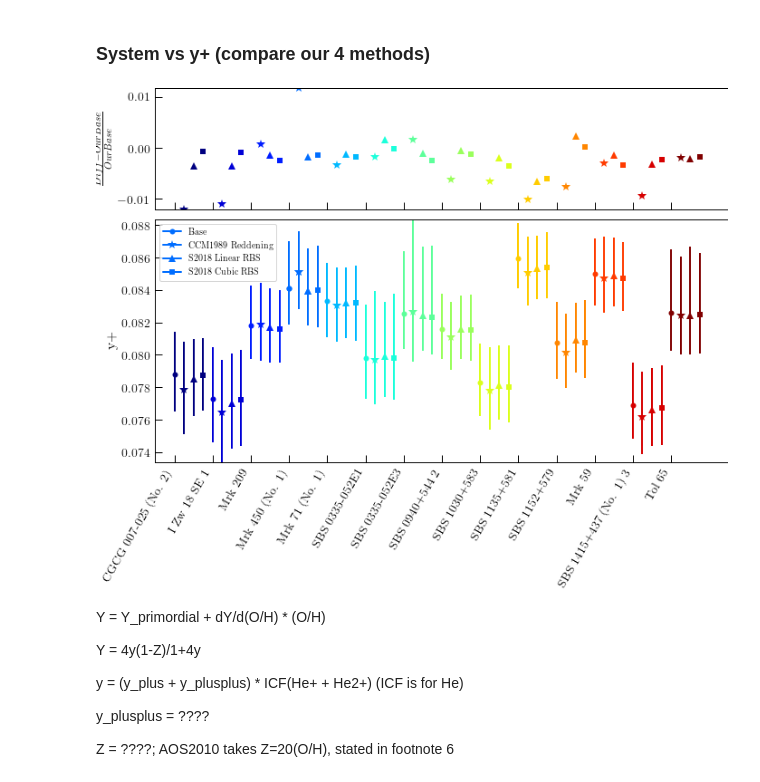
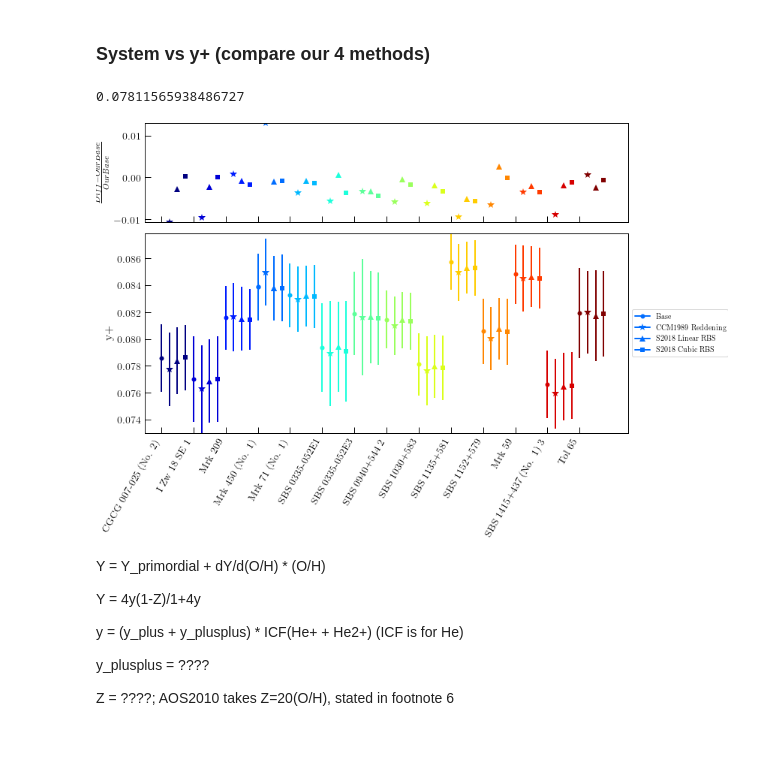
Before and after one commit to tiffanyhsyu/Yp, a Jupyter notebook: compare_MCMC_to_base.ipynb, the cells around one changed output. Drawn from its saved outputs; the diff is of its cells as text; code cells hidden in the pictures; blank space fills up the shorter version.

```diff
--- a/compare_MCMC_to_base.ipynb
+++ b/compare_MCMC_to_base.ipynb
@@ -84,12 +90,12 @@ S2018_11_xi = np.zeros((len(qualifying),3))
 # %%
-S2018_33_yplus = np.zeros((len(qualifying),3))
-S2018_33_temp = np.zeros((len(qualifying),3))
-S2018_33_dens = np.zeros((len(qualifying),3))
-S2018_33_cHb = np.zeros((len(qualifying),3))
-S2018_33_aH = np.zeros((len(qualifying),3))
-S2018_33_aHe = np.zeros((len(qualifying),3))
-S2018_33_tauHe = np.zeros((len(qualifying),3))
-S2018_33_xi = np.zeros((len(qualifying),3))
+S2018_33_yplus = np.zeros((len(qualifying),num))
+S2018_33_temp = np.zeros((len(qualifying),num))
+S2018_33_dens = np.zeros((len(qualifying),num))
+S2018_33_cHb = np.zeros((len(qualifying),num))
+S2018_33_aH = np.zeros((len(qualifying),num))
+S2018_33_aHe = np.zeros((len(qualifying),num))
+S2018_33_tauHe = np.zeros((len(qualifying),num))
+S2018_33_xi = np.zeros((len(qualifying),num))
 # %%
 chisq = np.zeros((len(qualifying), 10)) # 10 is number of emission lines used in analysis
 # Also equal to len(input_vals) which comes on later in this block
@@ -203,39 +207,43 @@ aos2015_mcmcout = Table.read('/Users/thsyu/Software/Yp/test_data/aos2015_mcmcout
 ### System vs y+ (compare our 4 methods)
 # %%
 color = cm.jet(np.linspace(0,1,len(qualifying)))
+# %%
+np.mean(base_yplus[8])
+# %% [output]
+0.07811565938486727
 # %%
-f, (ax1, ax2) = plt.subplots(2, 1, figsize=(10,8), sharex=True, gridspec_kw = {'height_ratios':[1.5,3]})
+f, (ax1, ax2) = plt.subplots(2, 1, figsize=(12,8), sharex=True, gridspec_kw = {'height_ratios':[1.5,3]})
 
 for obj in range(len(qualifying)):
     name = str(qualifying[obj].replace(' ', '').replace('(','').replace(')','').replace('.', ''))
 
-    ax1.plot(obj+0.25, ((CCMred_yplus[obj][0])-(base_yplus[obj][0]))/(base_yplus[obj][0]), marker='*', markersize=10, color=color[obj], label='_nolabel')
-    ax1.plot(obj+0.5, ((S2018_11_yplus[obj][0])-(base_yplus[obj][0]))/(base_yplus[obj][0]), marker='^', markersize=8, color=color[obj], label='_nolabel')
-    ax1.plot(obj+0.75, ((S2018_33_yplus[obj][0])-(base_yplus[obj][0]))/(base_yplus[obj][0]), marker='s', markersize=6, color=color[obj], label='_nolabel')
+    ax1.plot(obj+0.25, ((np.mean(CCMred_yplus[obj]))-(np.mean(base_yplus[obj])))/(np.mean(base_yplus[obj])), marker='*', markersize=10, color=color[obj], label='_nolabel')
+    ax1.plot(obj+0.5, ((np.mean(S2018_11_yplus[obj]))-(np.mean(base_yplus[obj])))/(np.mean(base_yplus[obj])), marker='^', markersize=8, color=color[obj], label='_nolabel')
+    ax1.plot(obj+0.75, ((np.mean(S2018_33_yplus[obj]))-(np.mean(base_yplus[obj])))/(np.mean(base_yplus[obj])), marker='s', markersize=6, color=color[obj], label='_nolabel')
 
     if obj == 3:
-        ax2.plot(obj, base_yplus[obj][0], marker='o', color=color[obj], label='Base')
-        ax2.plot(obj+0.25, CCMred_yplus[obj][0], marker='*', markersize=10, color=color[obj], label='CCM1989 Reddening')
-        ax2.plot(obj+0.5, S2018_11_yplus[obj][0], marker='^', markersize=8, color=color[obj], label='S2018 Linear RBS')
-        ax2.plot(obj+0.75, S2018_33_yplus[obj][0],  marker='s', markersize=6, color=color[obj], label='S2018 Cubic RBS')
+        ax2.plot(obj, np.mean(base_yplus[obj]), marker='o', color=color[obj], label='Base')
+        ax2.plot(obj+0.25, np.mean(CCMred_yplus[obj]), marker='*', markersize=10, color=color[obj], label='CCM1989 Reddening')
+        ax2.plot(obj+0.5, np.mean(S2018_11_yplus[obj]), marker='^', markersize=8, color=color[obj], label='S2018 Linear RBS')
+        ax2.plot(obj+0.75, np.mean(S2018_33_yplus[obj]),  marker='s', markersize=6, color=color[obj], label='S2018 Cubic RBS')
 
-    ax2.errorbar(obj, base_yplus[obj][0], yerr = [[base_yplus[obj][1]], [base_yplus[obj][2]]], marker='o', color=color[obj], label='_nolabel_')
-    ax2.errorbar(obj+0.25, CCMred_yplus[obj][0], yerr = [[CCMred_yplus[obj][1]], [CCMred_yplus[obj][2]]], marker='*', markersize=10, color=color[obj], label='_nolabel_')
-    ax2.errorbar(obj+0.5, S2018_11_yplus[obj][0], yerr = [[S2018_11_yplus[obj][1]], [S2018_11_yplus[obj][2]]], marker='^', markersize=8, color=color[obj], label='_nolabel_')
-    ax2.errorbar(obj+0.75, S2018_33_yplus[obj][0], yerr = [[S2018_33_yplus[obj][1]], [S2018_33_yplus[obj][2]]], marker='s', markersize=6, color=color[obj], label='_nolabel_')
+    ax2.errorbar(obj, np.mean(base_yplus[obj]), yerr = np.std(base_yplus[obj]), marker='o', color=color[obj], label='_nolabel_')
+    ax2.errorbar(obj+0.25, np.mean(CCMred_yplus[obj]), yerr = np.std(CCMred_yplus[obj]), marker='*', markersize=10, color=color[obj], label='_nolabel_')
+    ax2.errorbar(obj+0.5, np.mean(S2018_11_yplus[obj]), yerr = np.std(S2018_11_yplus[obj]), marker='^', markersize=8, color=color[obj], label='_nolabel_')
+    ax2.errorbar(obj+0.75, np.mean(S2018_33_yplus[obj]), yerr = np.std(S2018_33_yplus[obj]), marker='s', markersize=6, color=color[obj], label='_nolabel_')
 
 ax1.set_ylabel(r'$\frac{Diff-Our Base}{Our Base}$')
 
 ax2.set_xlim(-0.5, 14.5)
 ax2.set_ylabel('y+')
 ax2.set_xticks(np.arange(0, len(qualifying)))
 ax2.set_xticklabels(qualifying, rotation=60, ha='right')
-ax2.legend()
+ax2.legend(loc='center left', bbox_to_anchor=(1, 0.5))
 
 #f.savefig('/Users/thsyu/Software/Yp/test_data/system_vs_y+.pdf', overwrite=True)
 f.show()
 # %% [output]
-[figure, old version]
+[figure, new version]
 # %% [markdown]
 Y = Y_primordial + dY/d(O/H) * (O/H)
 
```
Also changed, not shown: parts of 26 cells of this notebook.
